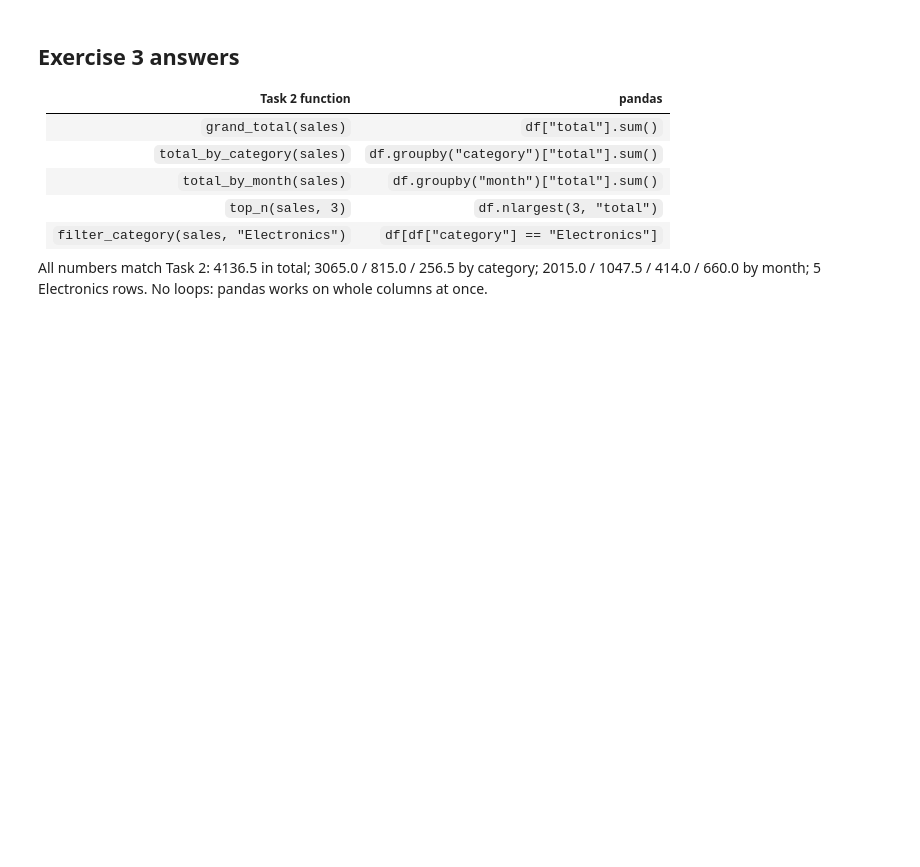
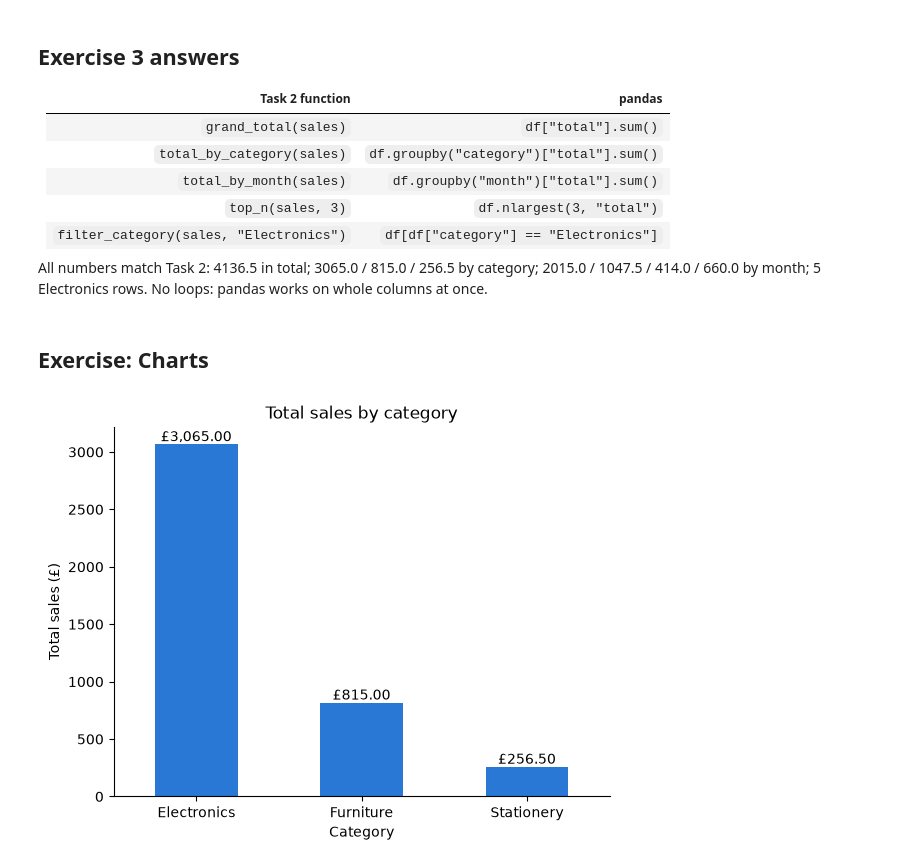
Before and after one commit to adam-c4d/pythonllm-practise, a Jupyter notebook: 02_data/sales_pandas.ipynb, the cells around one changed output. Saved outputs shown, nothing was run; the diff lists cells and outputs as text; code cells hidden in the pictures; blank space fills up the shorter version.

Commit message:
Task 3 Ex 4: charts

```diff
--- a/02_data/sales_pandas.ipynb
+++ b/02_data/sales_pandas.ipynb
@@ -318,3 +318,27 @@ df.sort_values("total", ascending=False).head(3)
 All numbers match Task 2: 4136.5 in total; 3065.0 / 815.0 / 256.5 by category;
 2015.0 / 1047.5 / 414.0 / 660.0 by month; 5 Electronics rows.
 No loops: pandas works on whole columns at once.
+# %% [markdown]
+## Exercise: Charts
+# %%
+import matplotlib.pyplot as plt
+from pathlib import Path
+
+plt.rcParams["axes.spines.top"] = False
+plt.rcParams["axes.spines.right"] = False
+
+output_dir = Path("output")
+output_dir.mkdir(exist_ok=True)
+
+by_category = df.groupby("category")["total"].sum()
+by_month = df.groupby("month")["total"].sum()
+# %%
+ax = by_category.plot(kind="bar", color="#2a78d6", rot=0)
+ax.bar_label(ax.containers[0], fmt="£{:,.2f}")
+plt.title("Total sales by category")
+plt.xlabel("Category")
+plt.ylabel("Total sales (£)")
+plt.savefig(output_dir / "sales_by_category.png", bbox_inches="tight")
+plt.show()
+# %% [output]
+[figure, added]
```
Also changed, not shown: parts of 3 cells of this notebook, 1 other file.
